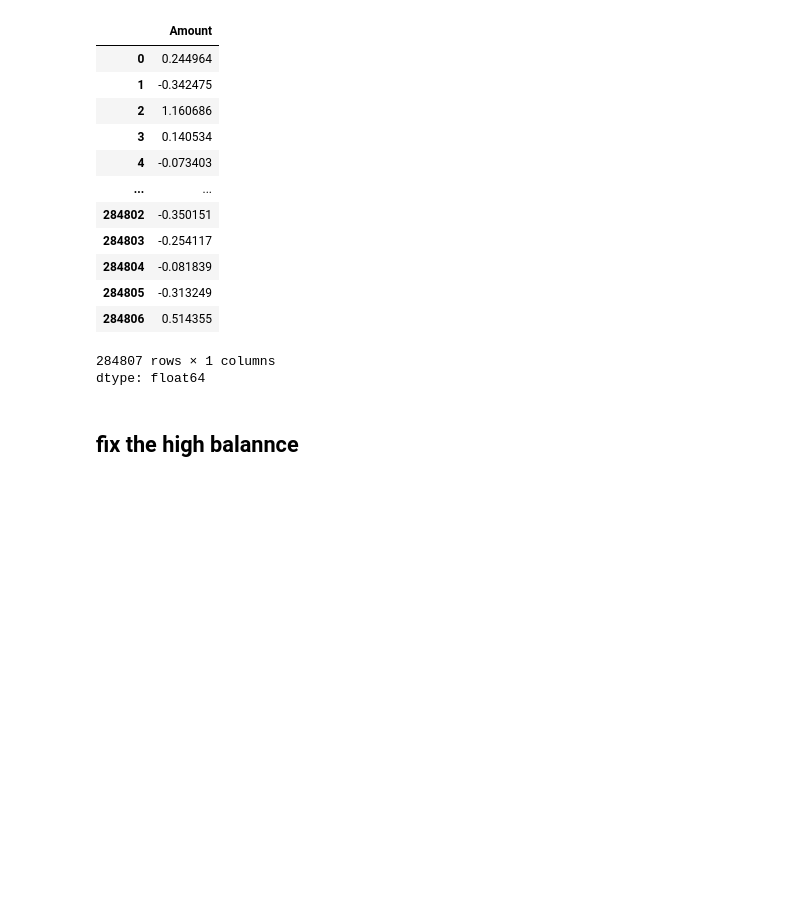
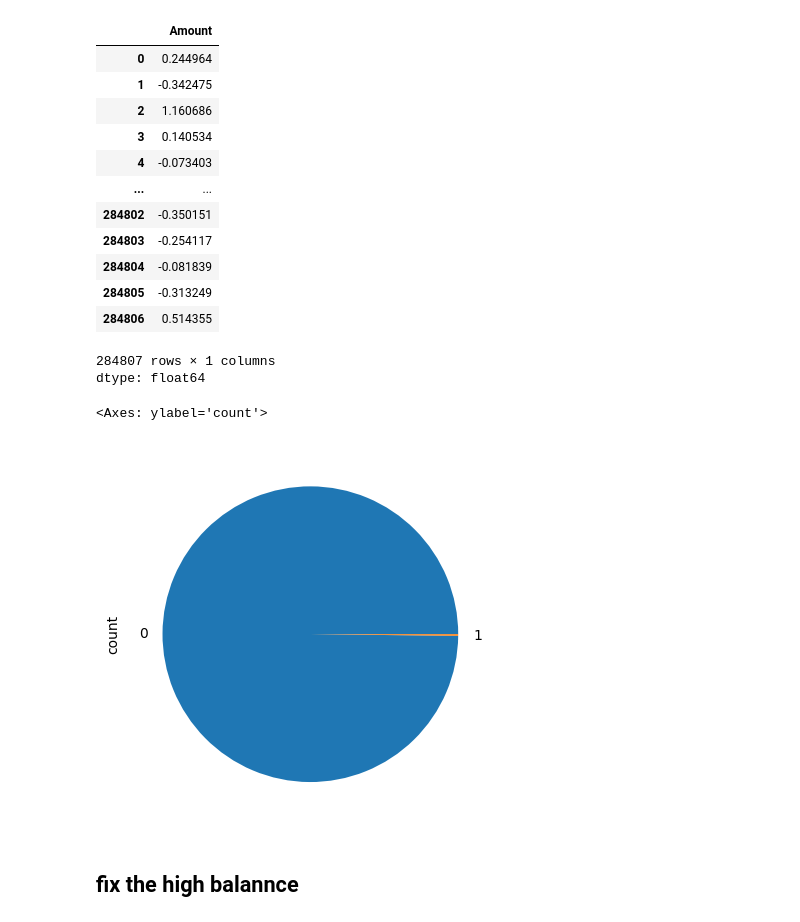
Before and after one commit to Naseem-Ananzeh/Ml2_Final_Project, a Jupyter notebook: creditcard_dataset_.ipynb, the cells around one changed output. Drawn from its saved outputs; the diff is of its cells as text; code cells hidden in the pictures; blank space fills up the shorter version.

```diff
--- a/creditcard_dataset_.ipynb
+++ b/creditcard_dataset_.ipynb
@@ -188,6 +178,11 @@ X['Amount']
 | 284806 | 0.514355 |
 284807 rows × 1 columns
 dtype: float64
+# %%
+y.value_counts().plot.pie()
+# %% [output]
+<Axes: ylabel='count'>
+[figure, added]
 # %% [markdown]
 ## fix the high balannce
 # %%
```
Also changed, not shown: parts of 5 cells of this notebook.
